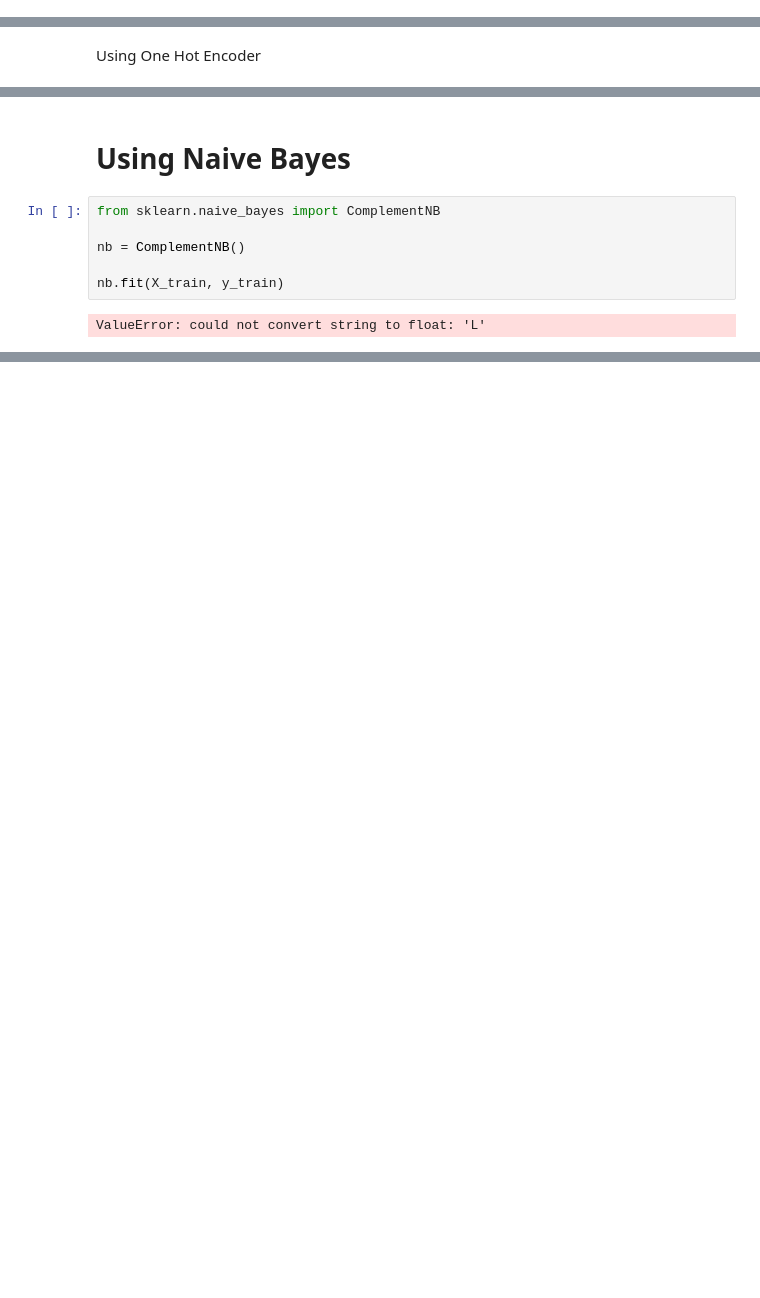
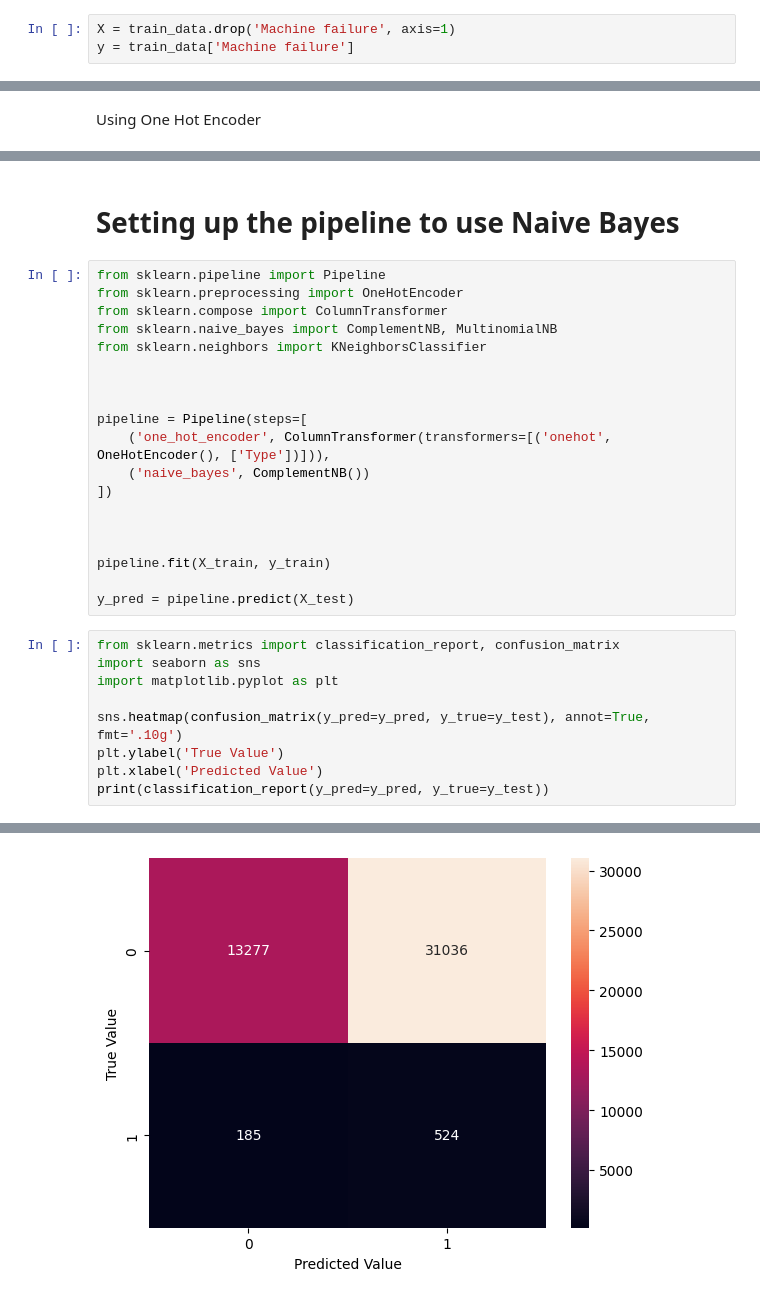
Before and after one commit to gustavocmiranda/DS_Projects, a Jupyter notebook: 02 - (Incomplete) Machine Failure Classification/machine_failure.ipynb, the cells around one changed output, grey strips where cells are left out. Drawn from its saved outputs; the diff is of its cells as text; blank space fills up the shorter version.

Commit message:
Trying to make One Hot Encoder work

```diff
--- a/02 - (Incomplete) Machine Failure Classification/machine_failure.ipynb
+++ b/02 - (Incomplete) Machine Failure Classification/machine_failure.ipynb
@@ -133,0 +136,3 @@ train_data.head()
+# %%
+X = train_data.drop('Machine failure', axis=1)
+y = train_data['Machine failure']
@@ -145,10 +166,31 @@ X_train, X_test, y_train, y_test = train_test_split(X, y, test_size=0.33, random
 # %% [markdown]
-# Using Naive Bayes
+# Setting up the pipeline to use Naive Bayes
-# %%
-from sklearn.naive_bayes import ComplementNB
-
-nb = ComplementNB()
-
-nb.fit(X_train, y_train)
-# %% [output]
-ValueError: could not convert string to float: 'L'
+# %%
+from sklearn.pipeline import Pipeline
+from sklearn.preprocessing import OneHotEncoder
+from sklearn.compose import ColumnTransformer
+from sklearn.naive_bayes import ComplementNB, MultinomialNB
+from sklearn.neighbors import KNeighborsClassifier
+
+
+
+pipeline = Pipeline(steps=[
+    ('one_hot_encoder', ColumnTransformer(transformers=[('onehot', OneHotEncoder(), ['Type'])])),
+    ('naive_bayes', ComplementNB())
+])
+
+
+
+pipeline.fit(X_train, y_train)
+
+y_pred = pipeline.predict(X_test)
+# %%
+from sklearn.metrics import classification_report, confusion_matrix
+import seaborn as sns
+import matplotlib.pyplot as plt
+
+sns.heatmap(confusion_matrix(y_pred=y_pred, y_true=y_test), annot=True, fmt='.10g')
+plt.ylabel('True Value')
+plt.xlabel('Predicted Value')
+print(classification_report(y_pred=y_pred, y_true=y_test))
+# %% [output]
@@ -154,0 +205 @@ ValueError: could not convert string to float: 'L'
+[figure, added]
```
Also changed, not shown: parts of 9 cells of this notebook.
